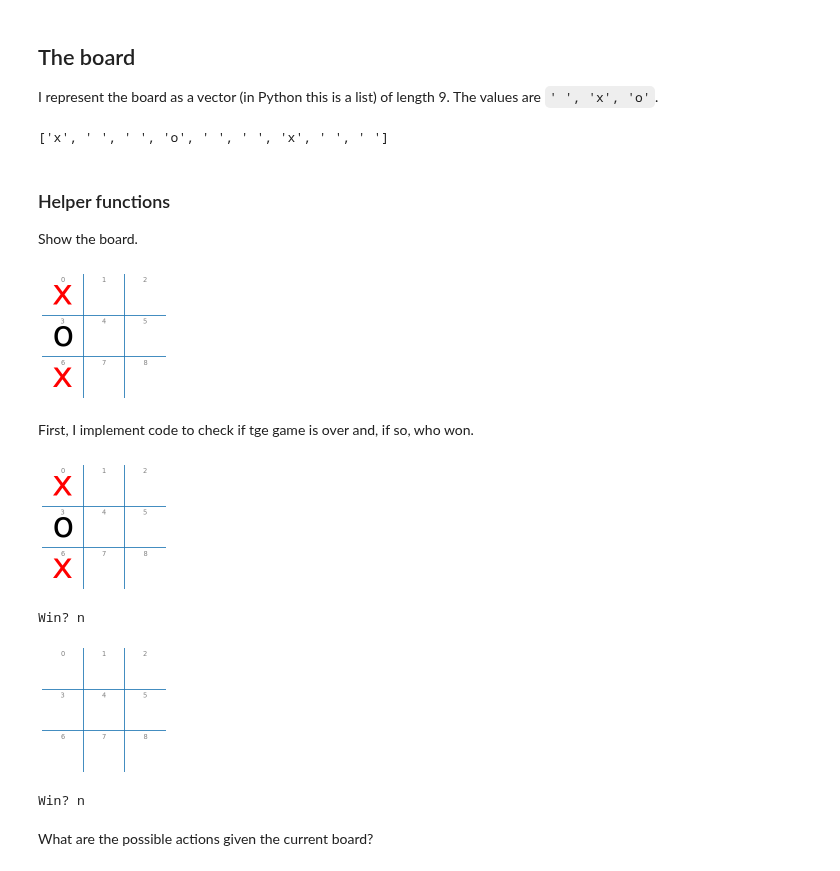
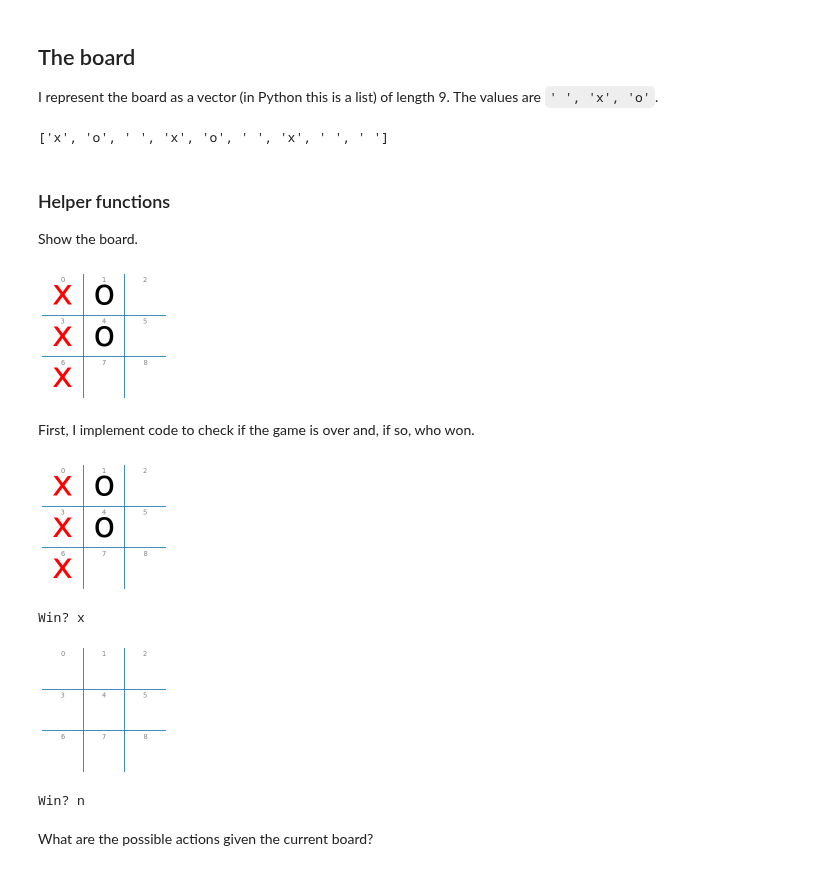
Before and after one commit to mhahsler/CS7320-AI, a Jupyter notebook: Games/tictactoe_and_or_tree_search.ipynb, the cells around one changed output. Drawn from its saved outputs; the diff is of its cells as text; code cells hidden in the pictures.

Commit message:
improved description of game definitions.

```diff
--- a/Games/tictactoe_and_or_tree_search.ipynb
+++ b/Games/tictactoe_and_or_tree_search.ipynb
@@ -151,10 +151,10 @@ def empty_board():
     return [' '] * 9
 
 board = empty_board()
-board[0] = 'x'; board[3] = 'o'; board[6] = 'x';
+board[0] = 'x'; board[3] = 'x'; board[6] = 'x'; board[1] = 'o'; board[4] = 'o'
 display(board)
 # %% [output]
-['x', ' ', ' ', 'o', ' ', ' ', 'x', ' ', ' ']
+['x', 'o', ' ', 'x', 'o', ' ', 'x', ' ', ' ']
 # %% [markdown]
 ### Helper functions
 
@@ -208,38 +208,38 @@ def show_board(board, help = True, dpi = 40, colors = {' ': 'white', 'x': 'red',
 
 show_board(board)
 # %% [output]
-[figure, old version]
+[figure, new version]
 # %% [markdown]
-First, I implement code to check if tge game is over and, if so, who won.
+First, I implement code to check if the game is over and, if so, who won.
 # %%
-def check_win(board):
+def check_board(board):
     """check the board and return one of x, o, d (draw), or n (for next move)"""
 
     board = np.array(board).reshape((3,3))
 
     diagonals = np.array([[board[i][i] for i in range(len(board))],
                           [board[i][len(board)-i-1] for i in range(len(board))]])
 
     for a_board in [board, np.transpose(board), diagonals]:
         for row in a_board:
             if len(set(row)) == 1 and row[0] != ' ':
                 return row[0]
 
     # check for draw
     if(np.sum(board == ' ') < 1):
         return 'd'
 
     return 'n'
 
 show_board(board)
-print('Win? ' + check_win(board))
+print('Win? ' + check_board(board))
 
 print()
 show_board(empty_board())
-print('Win? ' + check_win(empty_board()))
+print('Win? ' + check_board(empty_board()))
 # %% [output]
-[figure, old version]
+[figure, new version]
-Win? n
+Win? x
 [figure]
 Win? n
 # %% [markdown]
```
Also changed, not shown: parts of 16 cells of this notebook, 1 other file.
